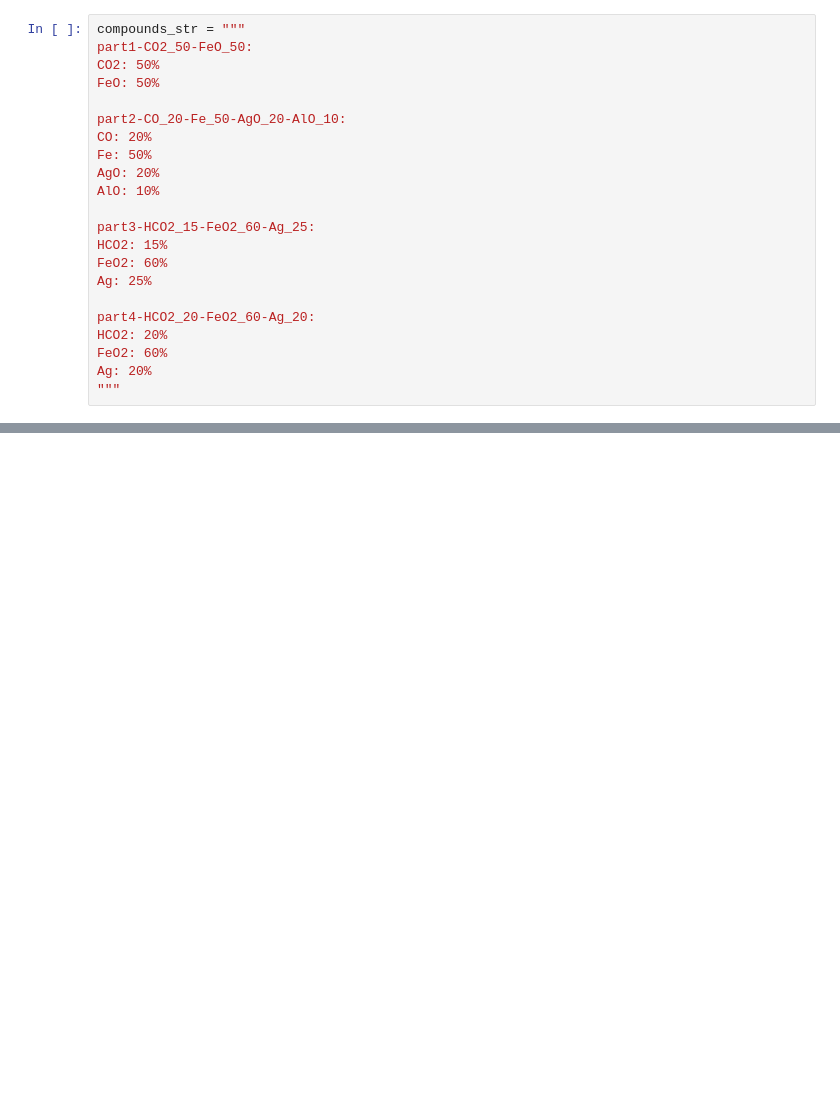
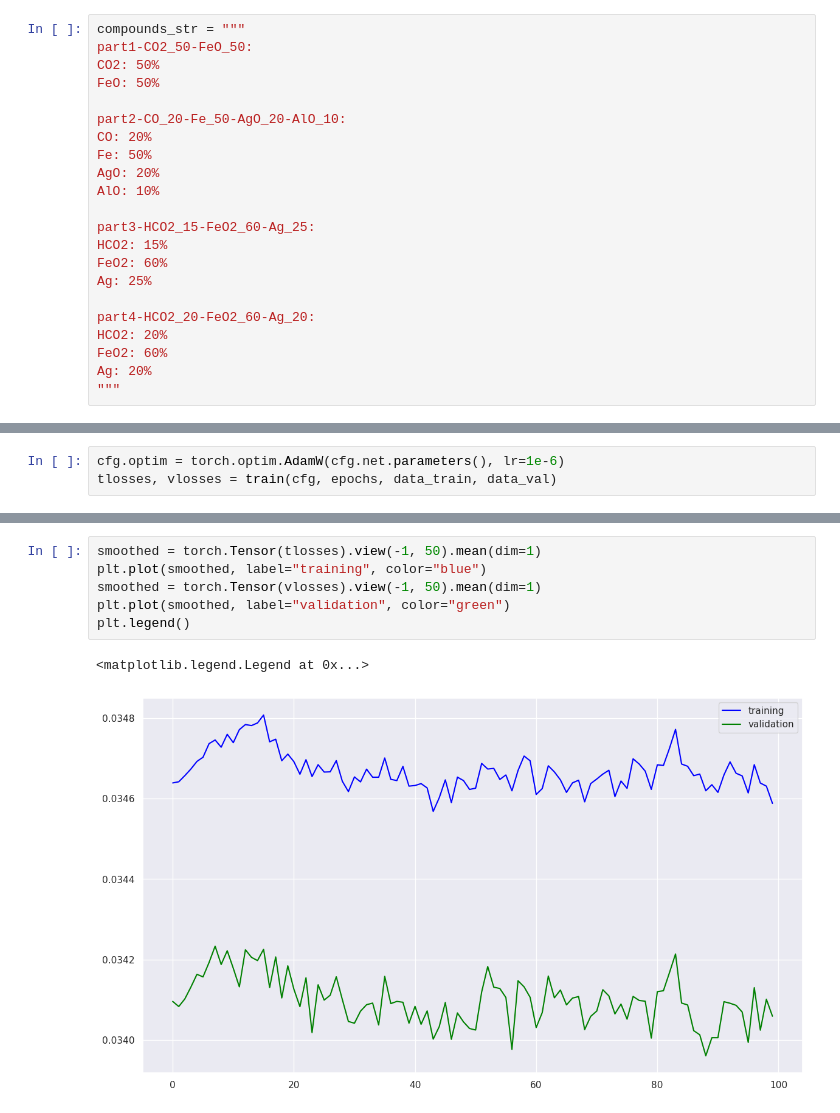
Before and after one commit to timh/nn-202302, a Jupyter notebook: markh_essential_oils.ipynb, the cells around one changed output, grey strips where cells are left out. Drawn from its saved outputs; the diff is of its cells as text; blank space fills up the shorter version.

```diff
--- a/markh_essential_oils.ipynb
+++ b/markh_essential_oils.ipynb
@@ -325,0 +352,3 @@ len(cfg.all_mol_names)
+# %%
+cfg.optim = torch.optim.AdamW(cfg.net.parameters(), lr=1e-6)
+tlosses, vlosses = train(cfg, epochs, data_train, data_val)
@@ -325,0 +373,9 @@ len(cfg.all_mol_names)
+# %%
+smoothed = torch.Tensor(tlosses).view(-1, 50).mean(dim=1)
+plt.plot(smoothed, label="training", color="blue")
+smoothed = torch.Tensor(vlosses).view(-1, 50).mean(dim=1)
+plt.plot(smoothed, label="validation", color="green")
+plt.legend()
+# %% [output]
+<matplotlib.legend.Legend at 0x...>
+[figure, added]
```
Also changed, not shown: parts of 4 cells of this notebook.
